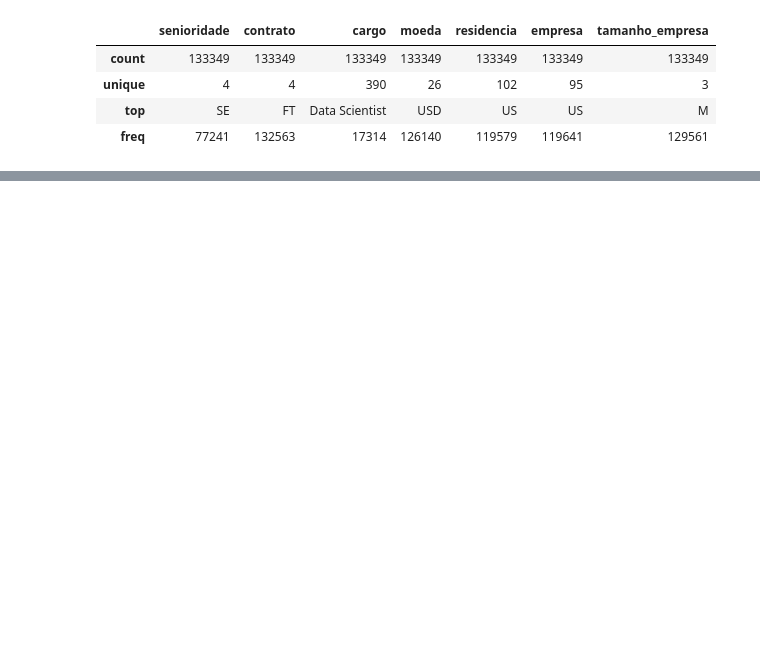
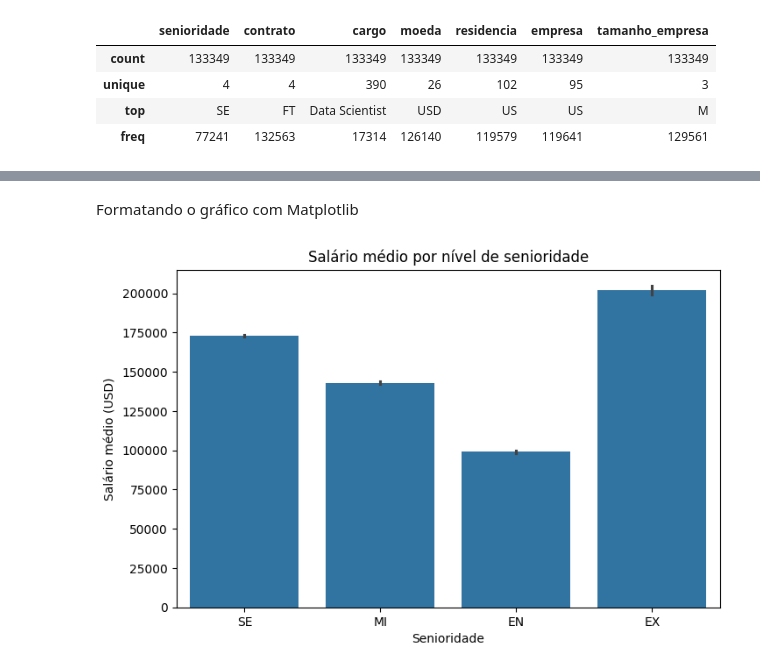
Before and after one commit to Isabellygit/py_dados, a Jupyter notebook: alura_py.ipynb, the cells around one changed output, grey strips where cells are left out. Saved outputs shown, nothing was run; the diff lists cells and outputs as text; code cells hidden in the pictures; blank space fills up the shorter version.

```diff
--- a/alura_py.ipynb
+++ b/alura_py.ipynb
@@ -151,0 +348,15 @@ df.describe(include='object') #faz uma descrição estatística das colunas do t
+# %% [markdown]
+Formatando o gráfico com Matplotlib
+# %%
+import matplotlib.pyplot as plt
+
+
+
+plt.figure(figsize=(8, 5))
+sns.barplot(data=df_limpo, x='senioridade', y='usd', estimator='mean')
+plt.title('Salário médio por nível de senioridade')
+plt.ylabel('Salário médio (USD)')
+plt.xlabel('Senioridade')
+plt.show()
+# %% [output]
+[figure, added]
```
Also changed, not shown: parts of 50 cells of this notebook.
